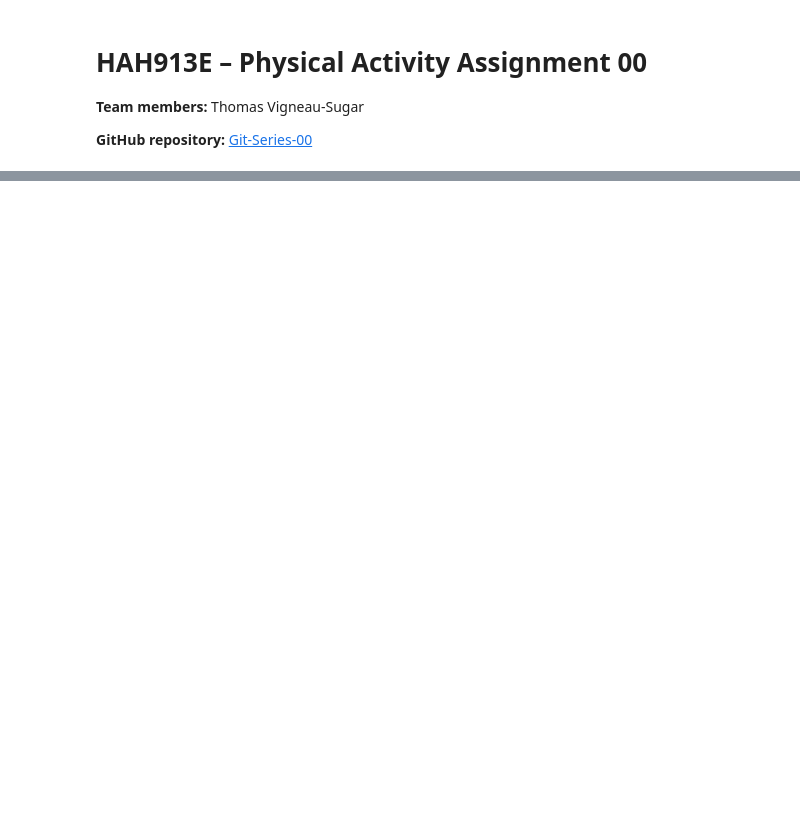
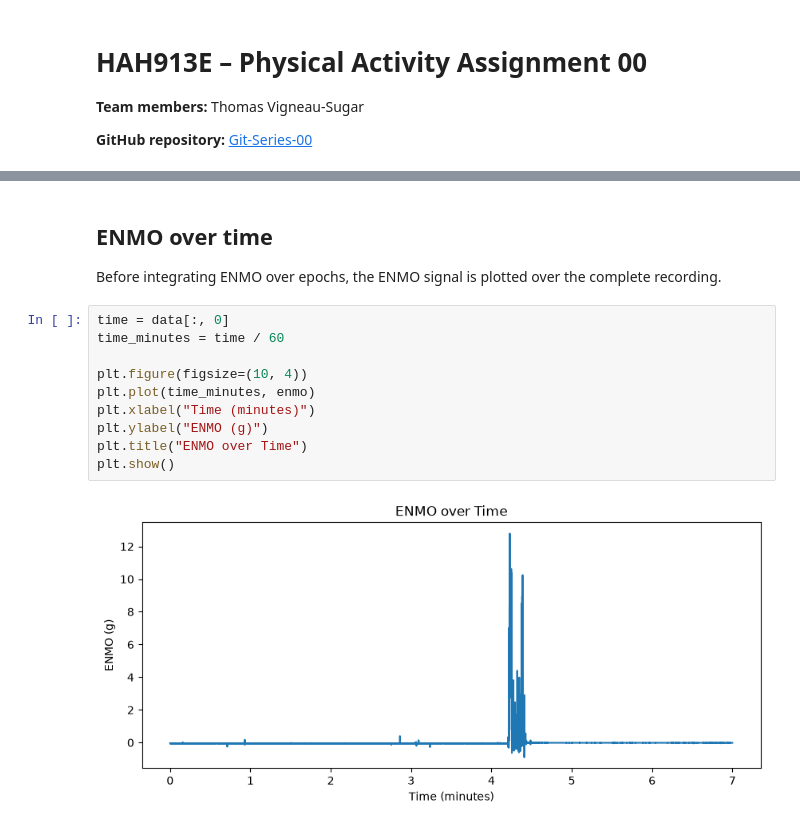
Before and after one commit to tom22121/Git-Series-00, a Jupyter notebook: HAH913E_PA_00.ipynb, the cells around one changed output, grey strips where cells are left out. Cells and saved outputs as stored; diff of their text form; blank space fills up the shorter version.

```diff
--- a/HAH913E_PA_00.ipynb
+++ b/HAH913E_PA_00.ipynb
@@ -194,0 +61,16 @@ The main period of increased physical activity is visible with all three epoch d
+# %% [markdown]
+## ENMO over time
+
+Before integrating ENMO over epochs, the ENMO signal is plotted over the complete recording.
+# %%
+time = data[:, 0]
+time_minutes = time / 60
+
+plt.figure(figsize=(10, 4))
+plt.plot(time_minutes, enmo)
+plt.xlabel("Time (minutes)")
+plt.ylabel("ENMO (g)")
+plt.title("ENMO over Time")
+plt.show()
+# %% [output]
+[figure, added]
```
Also changed, not shown: parts of 34 cells of this notebook.
